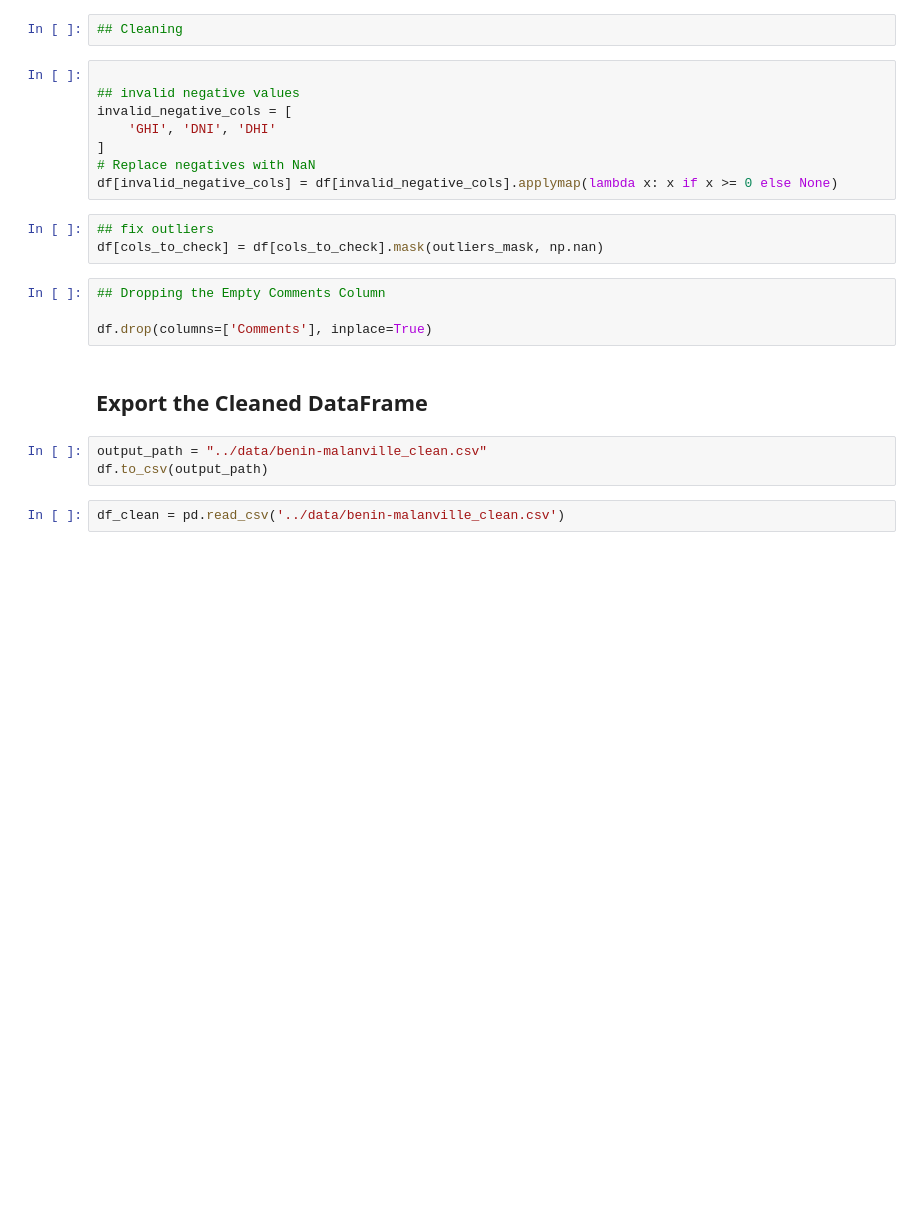
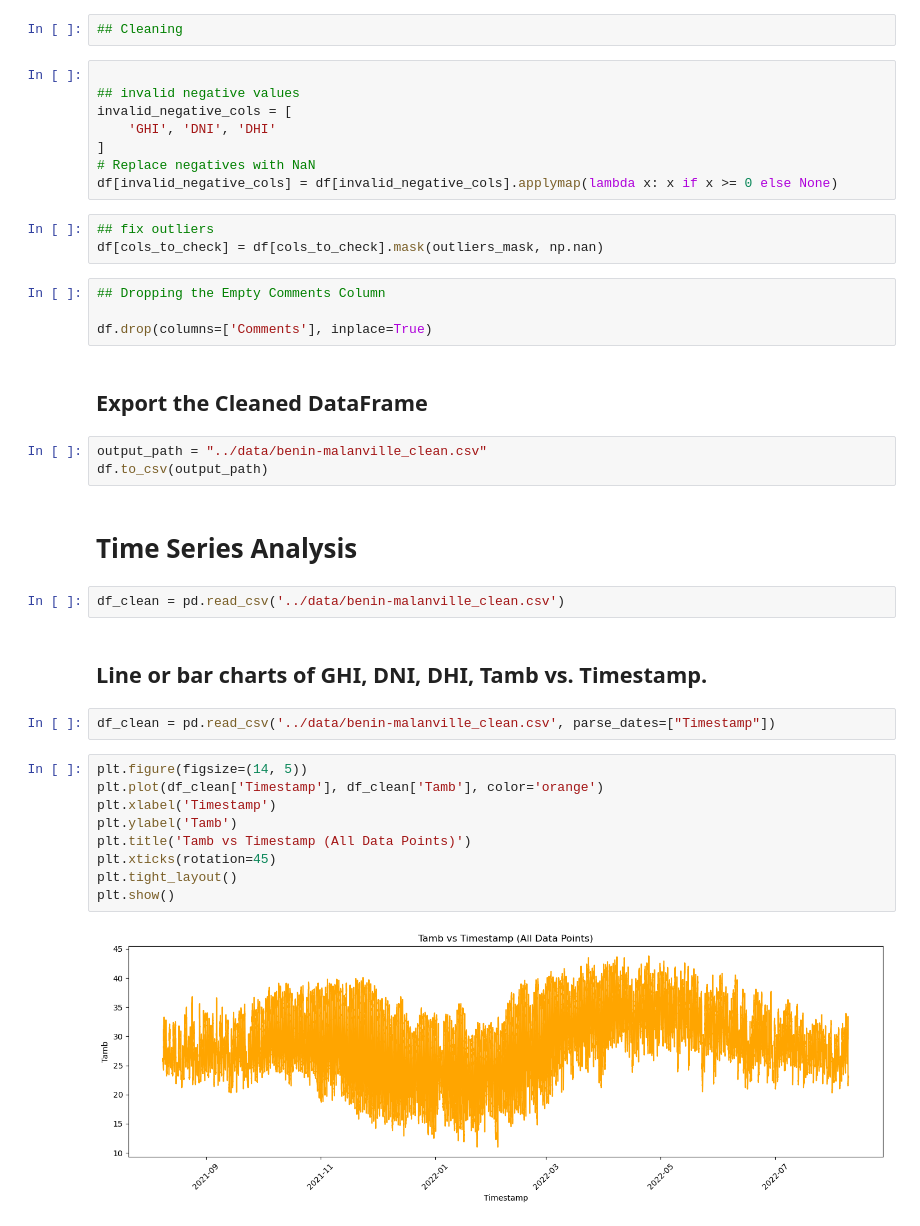
Before and after one commit to Samrizee/solar-challenge-week1, a Jupyter notebook: notebooks/benin-malanville_eda.ipynb, the cells around one changed output. Drawn from its saved outputs; the diff is of its cells as text; blank space fills up the shorter version.

```diff
--- a/notebooks/benin-malanville_eda.ipynb
+++ b/notebooks/benin-malanville_eda.ipynb
@@ -116,5 +119,22 @@ df.drop(columns=['Comments'], inplace=True)
 # %%
 output_path = "../data/benin-malanville_clean.csv"
 df.to_csv(output_path)
-# %%
-df_clean = pd.read_csv('../data/benin-malanville_clean.csv')
+# %% [markdown]
+# Time Series Analysis
+# %%
+df_clean = pd.read_csv('../data/benin-malanville_clean.csv')
+# %% [markdown]
+## Line or bar charts of GHI, DNI, DHI, Tamb vs. Timestamp.
+# %%
+df_clean = pd.read_csv('../data/benin-malanville_clean.csv', parse_dates=["Timestamp"])
+# %%
+plt.figure(figsize=(14, 5))
+plt.plot(df_clean['Timestamp'], df_clean['Tamb'], color='orange')
+plt.xlabel('Timestamp')
+plt.ylabel('Tamb')
+plt.title('Tamb vs Timestamp (All Data Points)')
+plt.xticks(rotation=45)
+plt.tight_layout()
+plt.show()
+# %% [output]
+[figure, added]
```
Also changed, not shown: parts of 15 cells of this notebook.
